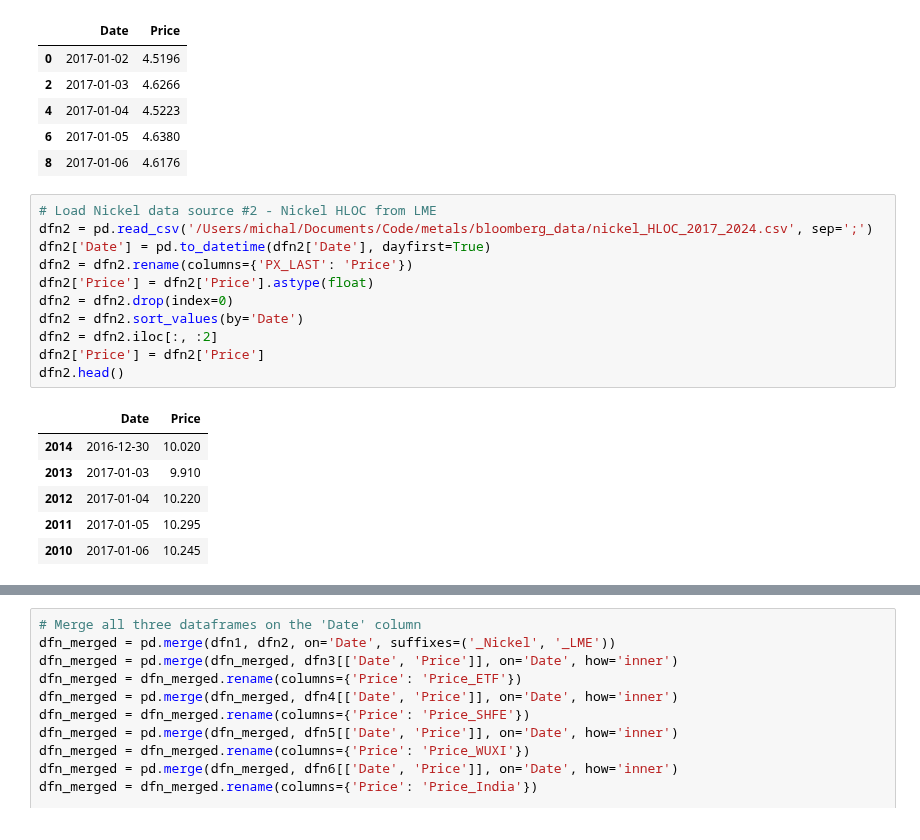
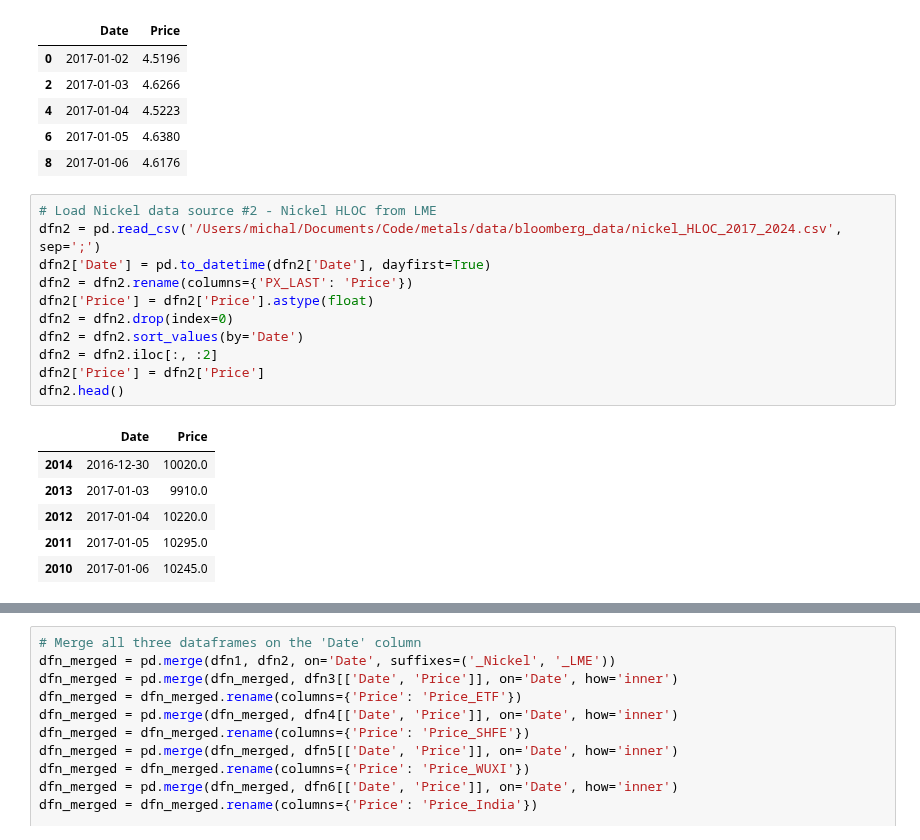
Before and after one commit to Doosheck/metals, a Jupyter notebook: data_overview.ipynb, the cells around one changed output, grey strips where cells are left out. Saved outputs shown, nothing was run; the diff lists cells and outputs as text.

```diff
--- a/data_overview.ipynb
+++ b/data_overview.ipynb
@@ -233,21 +228,21 @@ dfn1.head()
 | 8 | 2017-01-06 | 4.6176 |
 # %%
 # Load Nickel data source #2 - Nickel HLOC from LME
-dfn2 = pd.read_csv('/Users/michal/Documents/Code/metals/bloomberg_data/nickel_HLOC_2017_2024.csv', sep=';')
+dfn2 = pd.read_csv('/Users/michal/Documents/Code/metals/data/bloomberg_data/nickel_HLOC_2017_2024.csv', sep=';')
 dfn2['Date'] = pd.to_datetime(dfn2['Date'], dayfirst=True)
 dfn2 = dfn2.rename(columns={'PX_LAST': 'Price'})
 dfn2['Price'] = dfn2['Price'].astype(float)
 dfn2 = dfn2.drop(index=0)
 dfn2 = dfn2.sort_values(by='Date')
 dfn2 = dfn2.iloc[:, :2]
 dfn2['Price'] = dfn2['Price']
 dfn2.head()
 # %% [output]
 |  | Date | Price |
-| 2014 | 2016-12-30 | 10.020 |
-| 2013 | 2017-01-03 | 9.910 |
-| 2012 | 2017-01-04 | 10.220 |
-| 2011 | 2017-01-05 | 10.295 |
-| 2010 | 2017-01-06 | 10.245 |
+| 2014 | 2016-12-30 | 10020.0 |
+| 2013 | 2017-01-03 | 9910.0 |
+| 2012 | 2017-01-04 | 10220.0 |
+| 2011 | 2017-01-05 | 10295.0 |
+| 2010 | 2017-01-06 | 10245.0 |
 # %%
 # Load Nickel data source #3 - Nickel Miners ETF
```
Also changed, not shown: parts of 31 cells of this notebook.
